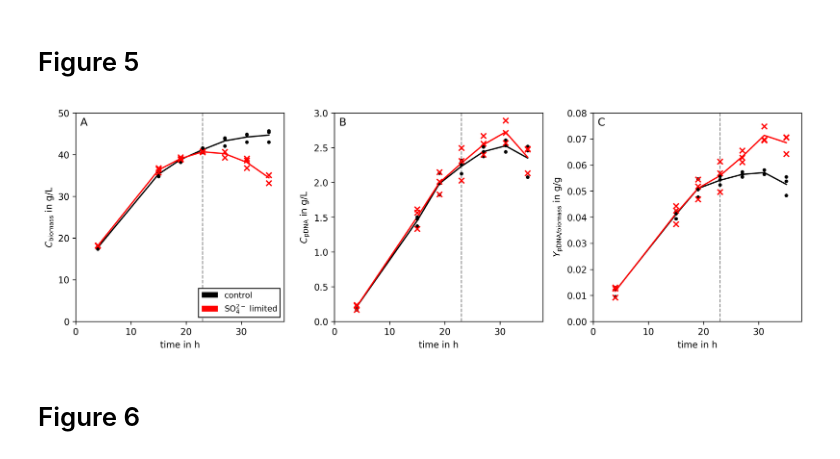
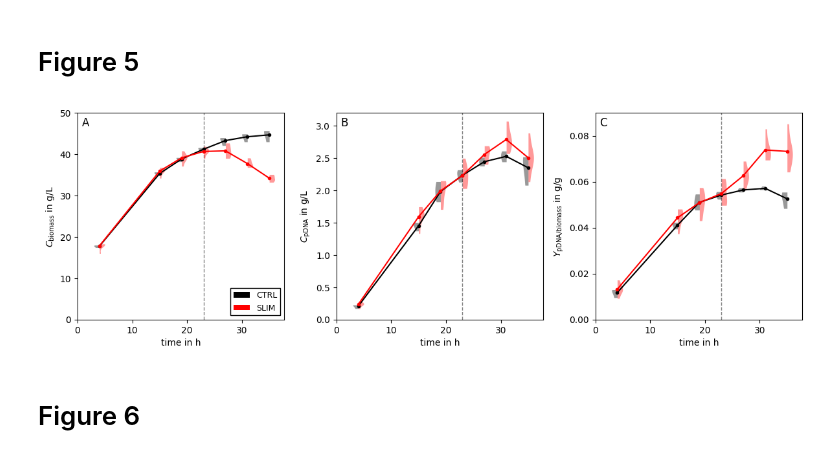
Before and after one commit to Gotsmy/slim, a Jupyter notebook: notebooks/04_analysis_4.ipynb, the cells around one changed output. Cells and saved outputs as stored; diff of their text form; code cells hidden in the pictures.

```diff
--- a/notebooks/04_analysis_4.ipynb
+++ b/notebooks/04_analysis_4.ipynb
@@ -14,16 +14,34 @@ ecoli.solver = 'cplex'
 # %% [markdown]
 # Experimental Data
 # %%
-df = pd.read_csv("../results/experimental_data.csv",index_col=0)
+df = pd.read_csv("../results/extended_experimental_data.csv",index_col=0)
 # %%
 ctrl = df[df['Information'] == 'lin_ctrl']
 slim = df[df['Information'] == 'lin_slim']
 m_slim = df[df['Information']=='lin_slim_mean']
 m_ctrl = df[df['Information']=='lin_ctrl_mean']
+# %%
+def trim_violinplot(v,side,color):
+    for b in v['bodies']:
+        # get the center
+        m = np.mean(b.get_paths()[0].vertices[:, 0])
+        # modify the paths to not go further right than the center
+        if side == "l":
+            b.get_paths()[0].vertices[:, 0] = np.clip(b.get_paths()[0].vertices[:, 0], -np.inf, m)
+        else:
+            b.get_paths()[0].vertices[:, 0] = np.clip(b.get_paths()[0].vertices[:, 0], m, np.inf)
+        # if color == "red" or color == "r":
+        #     color = "#ffb2b3"
+        # elif color == "black" or color == "k":
+        #     color = "#b2b2b2"
+        b.set_color(color)
+        b.set_edgecolor(color)
+        b.set_linewidth(0)
+        b.set_alpha(.4)
 # %% [markdown]
 # Figure 5
 # %%
-fig = plt.figure(dpi=300,figsize=(12,4))
+fig = plt.figure(dpi=100,figsize=(12,4))
 fig.set_facecolor('w')
 ax1 = fig.add_subplot(131,box_aspect=1)
 ax2 = fig.add_subplot(132,box_aspect=1)
@@ -32,72 +50,78 @@ for ax in [ax1,ax2,ax3]:
     ax.set_xlabel('time in h')
 
 
-ax1.bar(0,0,label='control',color='k')
-ax1.bar(0,0,label=r'SO$_4^{2-}$ limited',color='r')
+ax1.bar(0,0,label='CTRL',color='k')
+ax1.bar(0,0,label=r'SLIM',color='r')
 ax1.legend(edgecolor='k',fancybox=False,loc='lower right',framealpha=1,fontsize=9)
 
 points = [ctrl,slim]
 lines  = [m_ctrl,m_slim]
 colors = ['k','r']
 marker = ['.','x']
+offset = ["l","r"]
+violin = []
 
 for i in range(2):
     # ax1
-    ax1.scatter(points[i]['t[h]'],
-                points[i]['X[g]']/points[i]['V[L]'],
-                color=colors[i],
-                marker=marker[i])
+    v1 = ax1.violinplot([i for i in np.reshape(points[i]['X[g]'].values/points[i]['V[L]'].values,(7,-1),order="F")],
+                        positions=np.reshape(points[i]['t[h]'].values,(7,-1),order="F")[:,0],
+                        widths=2,
+                        showmeans=False, showextrema=False, showmedians=False)
     ax1.plot(lines[i]['t[h]'],
              lines[i]['X[g]']/lines[i]['V[L]'],
              color=colors[i],
-             zorder=0)
+             zorder=2,marker=".")
     # ax2
-    ax2.scatter(points[i]['t[h]'],
-                points[i]['P[g]']/points[i]['V[L]'],
-                color=colors[i],
-                marker=marker[i])
+    v2 = ax2.violinplot([i for i in np.reshape(points[i]['P[g]'].values/points[i]['V[L]'].values,(7,-1),order="F")],
+                        positions=np.reshape(points[i]['t[h]'].values,(7,-1),order="F")[:,0],
+                        widths=2,
+                        showmeans=False, showextrema=False, showmedians=False)
     ax2.plot(lines[i]['t[h]'],
              lines[i]['P[g]']/lines[i]['V[L]'],
              color=colors[i],
-             zorder=0)
+             zorder=2,marker=".")
     # ax3
-    ax3.scatter(points[i]['t[h]'],
-                points[i]['P[g]']/points[i]['X[g]'],
-                color=colors[i],
-                marker=marker[i])
     ax3.plot(lines[i]['t[h]'],
              lines[i]['P[g]']/lines[i]['X[g]'],
              color=colors[i],
-             zorder=0)
+             zorder=2,marker=".")
+    v3 = ax3.violinplot([i for i in np.reshape(points[i]['P[g]'].values/points[i]['X[g]'].values,(7,-1),order="F")],
+                        positions=np.reshape(points[i]['t[h]'].values,(7,-1),order="F")[:,0],
+                        widths=2,
+                        showmeans=False, showextrema=False, showmedians=False)
+    for v in [v1,v2,v3]:
+        trim_violinplot(v,offset[i],colors[i])
+
 
 labels = [r'$C_{\rm biomass}$ in g/L',
           r'$C_{\rm pDNA}$ in g/L',
           r'$Y_{\rm pDNA/biomass}$ in g/g',
          ]
 
 for j,ax in enumerate([ax1,ax2,ax3]):
     ax.set_xlim(0, 37.76)
     ax.set_ylabel(labels[j])
     t_star = 23
     ax.axvline(t_star,zorder=-1,color='grey',linestyle='--',linewidth=1)
 ax1.set_ylim(0,50)
-ax2.set_ylim(0,3)
-ax3.set_ylim(0,.08)
+ax2.set_ylim(0,3.2)
+ax3.set_ylim(0,.09)
+ax3.set_yticks([0,.02,.04,.06,.08])
 
 import matplotlib.transforms as mtransforms
 for name, ax in zip(['A','B','C','D','E',],[ax1,ax2,ax3]):
+#     ax.set_title(name, loc='left', pad=-200)
     trans = mtransforms.ScaledTranslation(5/72, -5/72, fig.dpi_scale_trans)
     ax.text(0.0, 1.0, name, transform=ax.transAxes + trans,
             fontsize='large', verticalalignment='top', fontfamily='sans',
             bbox=dict(facecolor='none', edgecolor='none', pad=3.0))
 
 fig.align_ylabels()
 fig.align_xlabels()
 plt.tight_layout()
-
 plt.show()
 # %% [output]
-[figure, old version]
+[figure, new version]
 # %% [markdown]
 # Figure 6
 # %%
```
Also changed, not shown: parts of 21 cells of this notebook, 5 other files.
